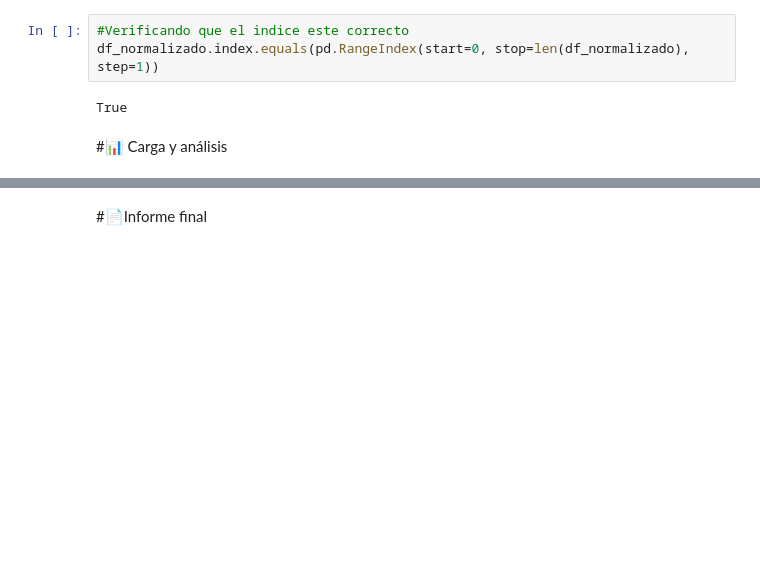
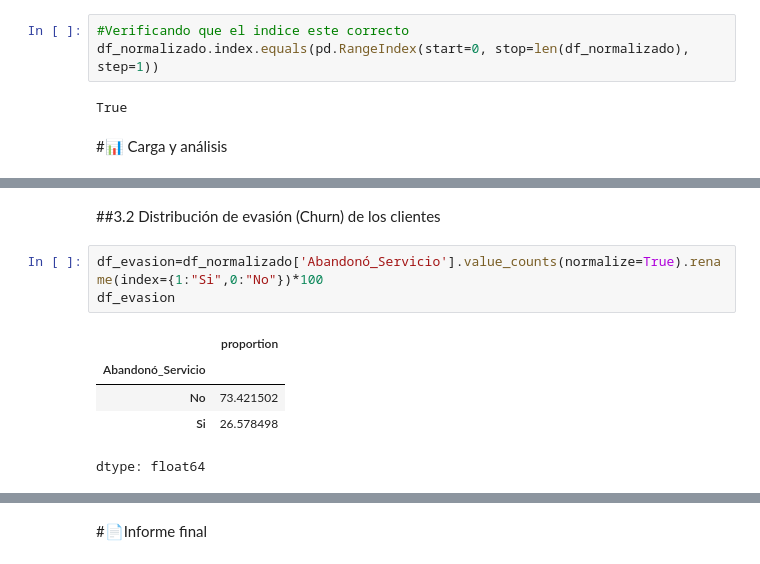
Before and after one commit to KonungurProFer/Proyecto_telecom_X, a Jupyter notebook: TelecomX_LATAM.ipynb, the cells around one changed output, grey strips where cells are left out. Cells and saved outputs as stored; diff of their text form; blank space fills up the shorter version.

```diff
--- a/TelecomX_LATAM.ipynb
+++ b/TelecomX_LATAM.ipynb
@@ -419,0 +479,11 @@ True
+# %% [markdown]
+##3.2 Distribución de evasión (Churn) de los clientes
+# %%
+df_evasion=df_normalizado['Abandonó_Servicio'].value_counts(normalize=True).rename(index={1:"Si",0:"No"})*100
+df_evasion
+# %% [output]
+|  | proportion |
+| Abandonó_Servicio |  |
+| No | 73.421502 |
+| Si | 26.578498 |
+dtype: float64
```
Also changed, not shown: parts of 8 cells of this notebook.
